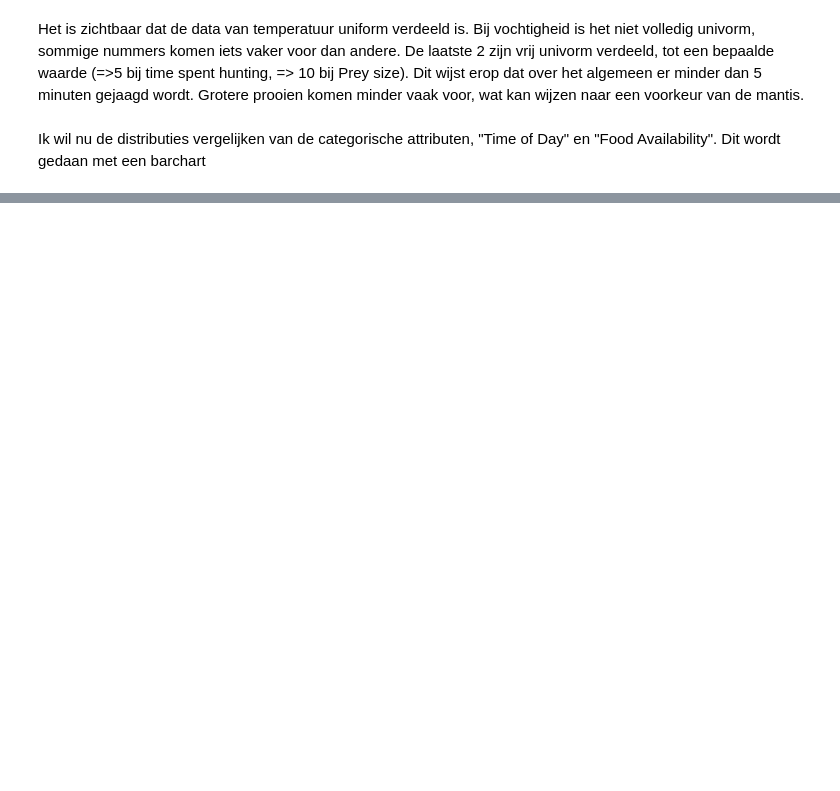
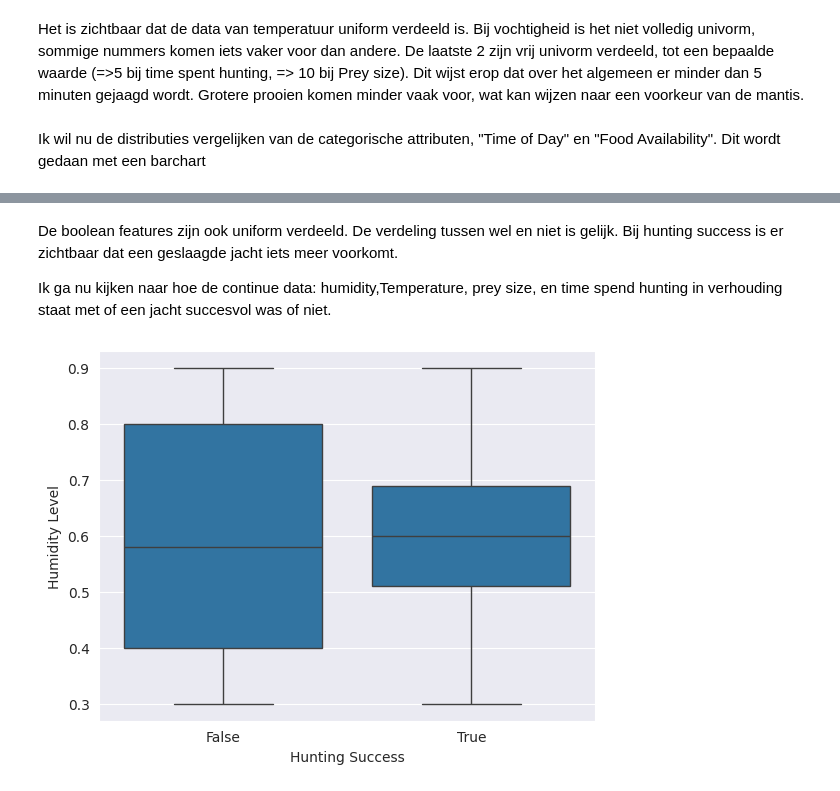
Before and after one commit to RamonReilman/hunting_mantis_ml, a Jupyter notebook: EDA.ipynb, the cells around one changed output, grey strips where cells are left out. Cells and saved outputs as stored; diff of their text form; code cells hidden in the pictures; blank space fills up the shorter version.

```diff
--- a/EDA.ipynb
+++ b/EDA.ipynb
@@ -117,0 +120,8 @@ KeyboardInterrupt:
+# %% [markdown]
+De boolean features zijn ook uniform verdeeld. De verdeling tussen wel en niet is gelijk. Bij hunting success is er zichtbaar dat een geslaagde jacht iets meer voorkomt.
+
+Ik ga nu kijken naar hoe de continue data: humidity,Temperature, prey size, en time spend hunting in verhouding staat met of een jacht succesvol was of niet.
+# %%
+sns.boxplot(y=hunting_data["Humidity Level"], x=hunting_data["Hunting Success"].astype(bool));
+# %% [output]
+[figure, added]
```
Also changed, not shown: parts of 17 cells of this notebook, 1 other file.
